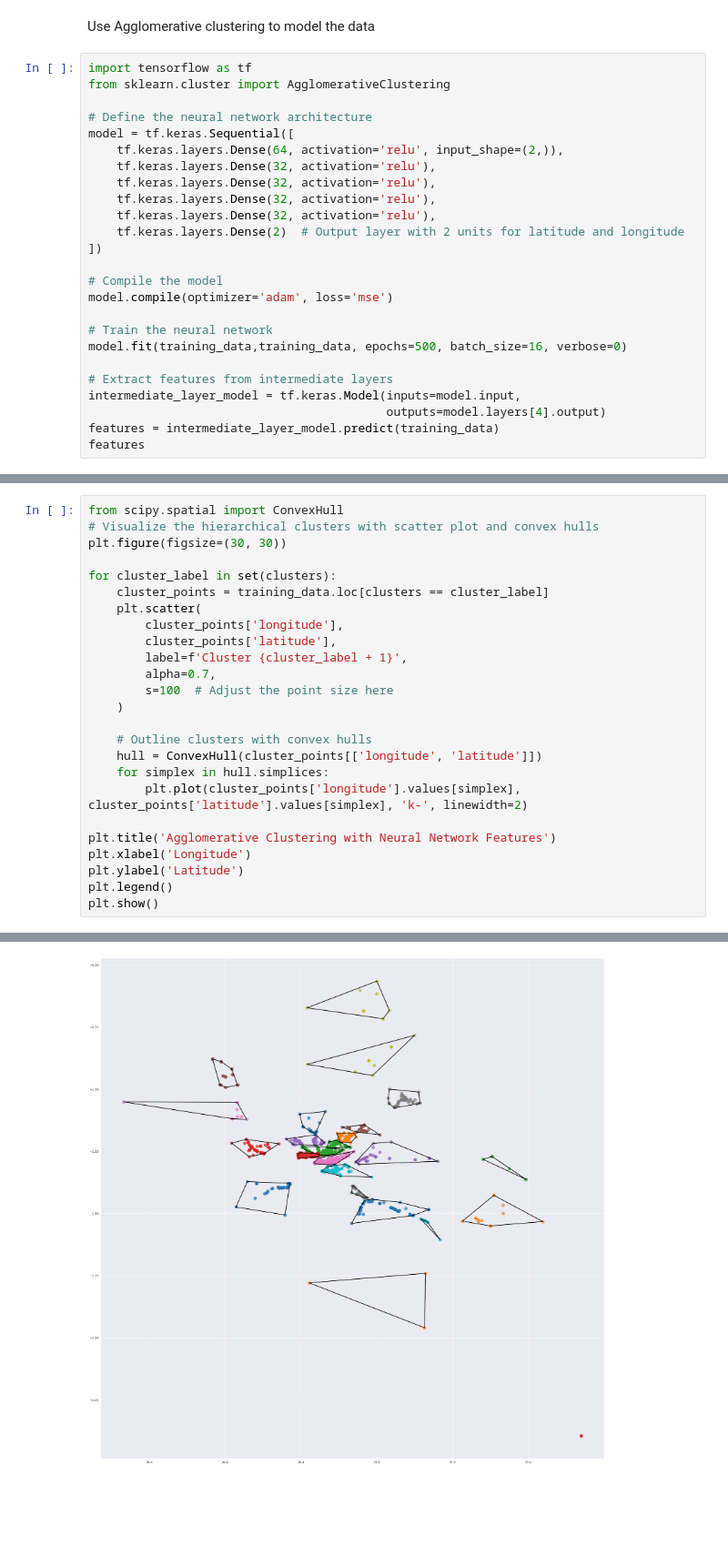
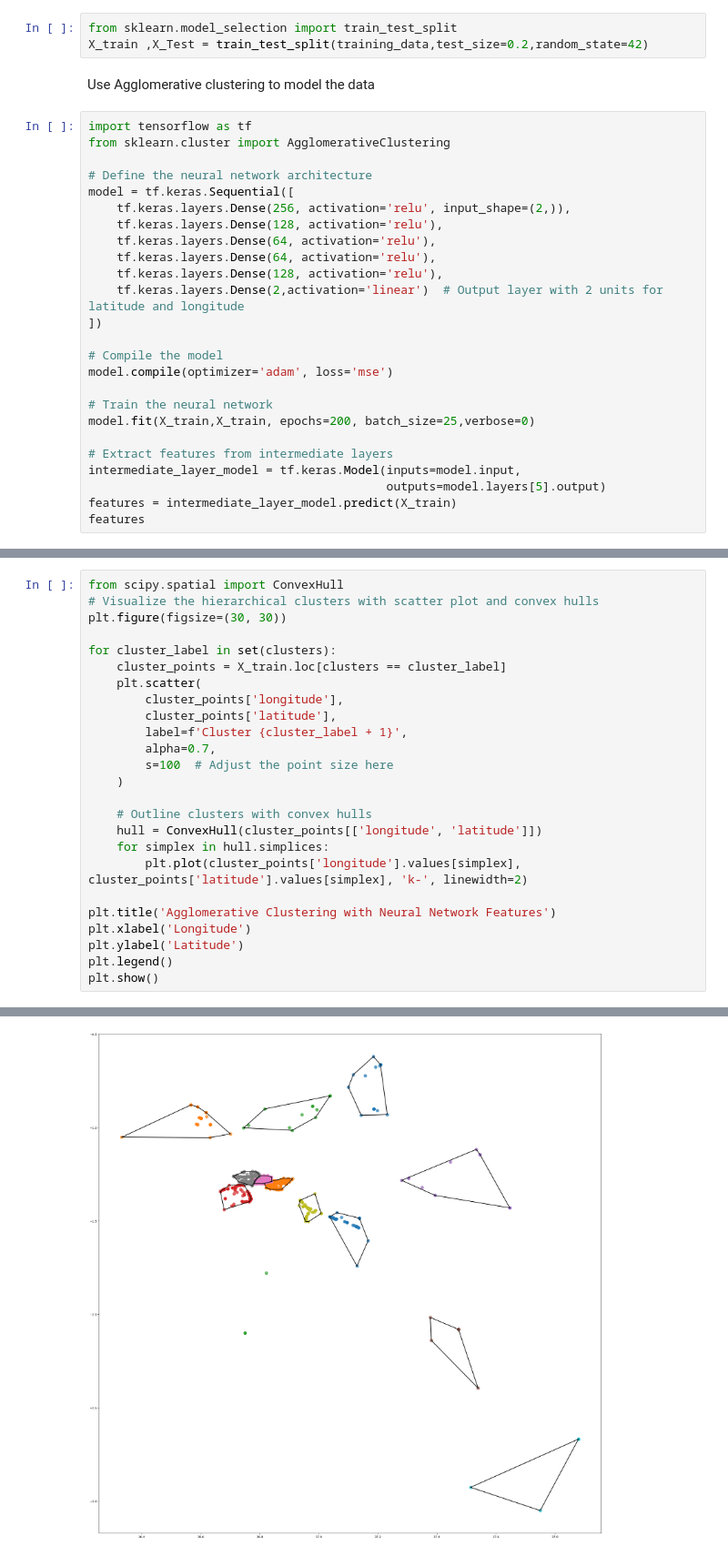
Before and after one commit to Roy-de/NaiRERS, a Jupyter notebook: nairers-ml/ambulance perambulation.ipynb, the cells around one changed output, grey strips where cells are left out. Shown: that part at 91% size. Cells and saved outputs as stored; diff of their text form; blank space fills up the shorter version.

Commit message:
Done with the model

```diff
--- a/nairers-ml/ambulance perambulation.ipynb
+++ b/nairers-ml/ambulance perambulation.ipynb
@@ -182,3 +146,6 @@ plt.show()
+# %%
+from sklearn.model_selection import train_test_split
+X_train ,X_Test = train_test_split(training_data,test_size=0.2,random_state=42)
 # %% [markdown]
 Use Agglomerative clustering to model the data
 # %%
@@ -187,23 +154,23 @@ from sklearn.cluster import AgglomerativeClustering
 
 # Define the neural network architecture
 model = tf.keras.Sequential([
-    tf.keras.layers.Dense(64, activation='relu', input_shape=(2,)),
-    tf.keras.layers.Dense(32, activation='relu'),
-    tf.keras.layers.Dense(32, activation='relu'),
-    tf.keras.layers.Dense(32, activation='relu'),
-    tf.keras.layers.Dense(32, activation='relu'),
-    tf.keras.layers.Dense(2)  # Output layer with 2 units for latitude and longitude
+    tf.keras.layers.Dense(256, activation='relu', input_shape=(2,)),
+    tf.keras.layers.Dense(128, activation='relu'),
+    tf.keras.layers.Dense(64, activation='relu'),
+    tf.keras.layers.Dense(64, activation='relu'),
+    tf.keras.layers.Dense(128, activation='relu'),
+    tf.keras.layers.Dense(2,activation='linear')  # Output layer with 2 units for latitude and longitude
 ])
 
 # Compile the model
 model.compile(optimizer='adam', loss='mse')
 
 # Train the neural network
-model.fit(training_data,training_data, epochs=500, batch_size=16, verbose=0)
+model.fit(X_train,X_train, epochs=200, batch_size=25,verbose=0)
 
 # Extract features from intermediate layers
 intermediate_layer_model = tf.keras.Model(inputs=model.input,
-                                          outputs=model.layers[4].output)
-features = intermediate_layer_model.predict(training_data)
+                                          outputs=model.layers[5].output)
+features = intermediate_layer_model.predict(X_train)
 features
 # %% [output]
@@ -296,7 +244,7 @@ from scipy.spatial import ConvexHull
 plt.figure(figsize=(30, 30))
 
 for cluster_label in set(clusters):
-    cluster_points = training_data.loc[clusters == cluster_label]
+    cluster_points = X_train.loc[clusters == cluster_label]
     plt.scatter(
         cluster_points['longitude'],
         cluster_points['latitude'],
@@ -320,4 +268,4 @@ QhullError: QH6421 qhull internal error (qh_maxsimplex): qh.MAXwidth required fo
 
 While executing:  | qhull i Qt
 Options selected for Qhull 2019.1.r 2019/06/21:
-[figure, old version]
+[figure, new version]
```
Also changed, not shown: parts of 9 cells of this notebook.
